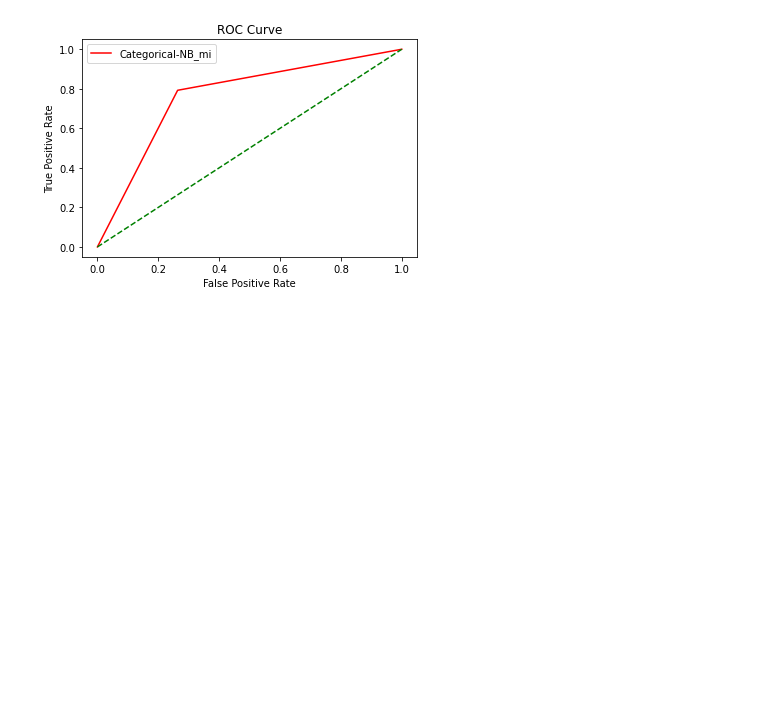
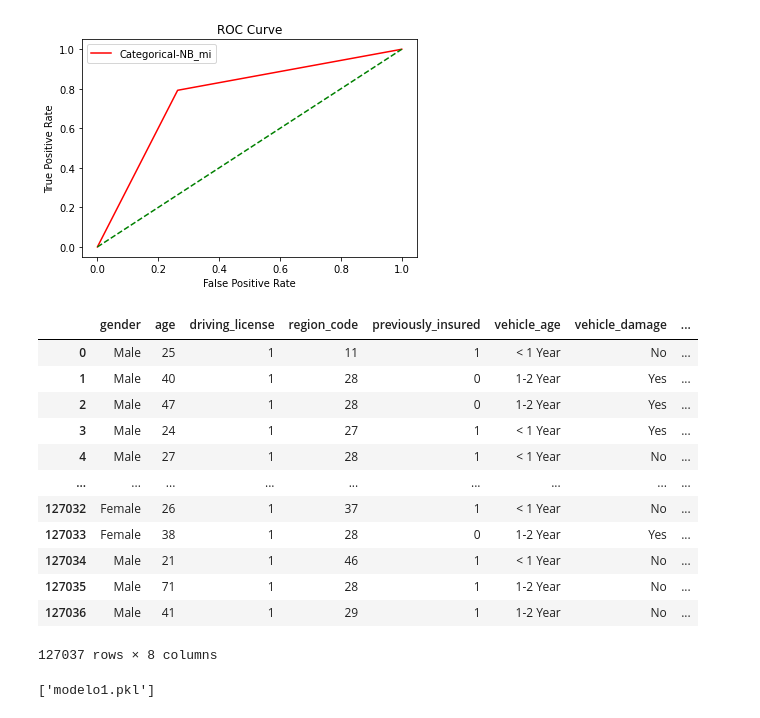
Before and after one commit to caioviniciusdelima/HICSP, a Jupyter notebook: DataScience/car-insurence2.ipynb, the cells around one changed output. Drawn from its saved outputs; the diff is of its cells as text; code cells hidden in the pictures; blank space fills up the shorter version.

```diff
--- a/DataScience/car-insurence2.ipynb
+++ b/DataScience/car-insurence2.ipynb
@@ -279,3 +280,23 @@ Classification report:
    macro avg       0.63      0.76      0.63    381109
 weighted avg       0.88      0.74      0.78    381109
 [figure]
+# %%
+test = pd.read_csv('/Users/Caio/Documents/MeusProjetos/HICSP/dataset/test.csv', sep=',')
+# %%
+test.drop(columns=['id', 'vintage', 'annual_premium'], inplace = True)
+# %%
+test
+# %% [output]
+|  | gender | age | driving_license | region_code | previously_insured | vehicle_age | vehicle_damage | ... |
+| 0 | Male | 25 | 1 | 11 | 1 | < 1 Year | No | ... |
+| 1 | Male | 40 | 1 | 28 | 0 | 1-2 Year | Yes | ... |
+| 2 | Male | 47 | 1 | 28 | 0 | 1-2 Year | Yes | ... |
+| 3 | Male | 24 | 1 | 27 | 1 | < 1 Year | Yes | ... |
+| 4 | Male | 27 | 1 | 28 | 1 | < 1 Year | No | ... |
+| ... | ... | ... | ... | ... | ... | ... | ... | ... |
+| 127032 | Female | 26 | 1 | 37 | 1 | < 1 Year | No | ... |
+| 127033 | Female | 38 | 1 | 28 | 0 | 1-2 Year | Yes | ... |
+| 127034 | Male | 21 | 1 | 46 | 1 | < 1 Year | No | ... |
+| 127035 | Male | 71 | 1 | 28 | 1 | 1-2 Year | No | ... |
+| 127036 | Male | 41 | 1 | 29 | 1 | 1-2 Year | No | ... |
+127037 rows × 8 columns
@@ -281,0 +313,4 @@ weighted avg       0.88      0.74      0.78    381109
+# %%
+joblib.dump(cat_nb1, 'modelo1.pkl')
+# %% [output]
+['modelo1.pkl']
```
Also changed, not shown: parts of 9 cells of this notebook, 2 other files.
